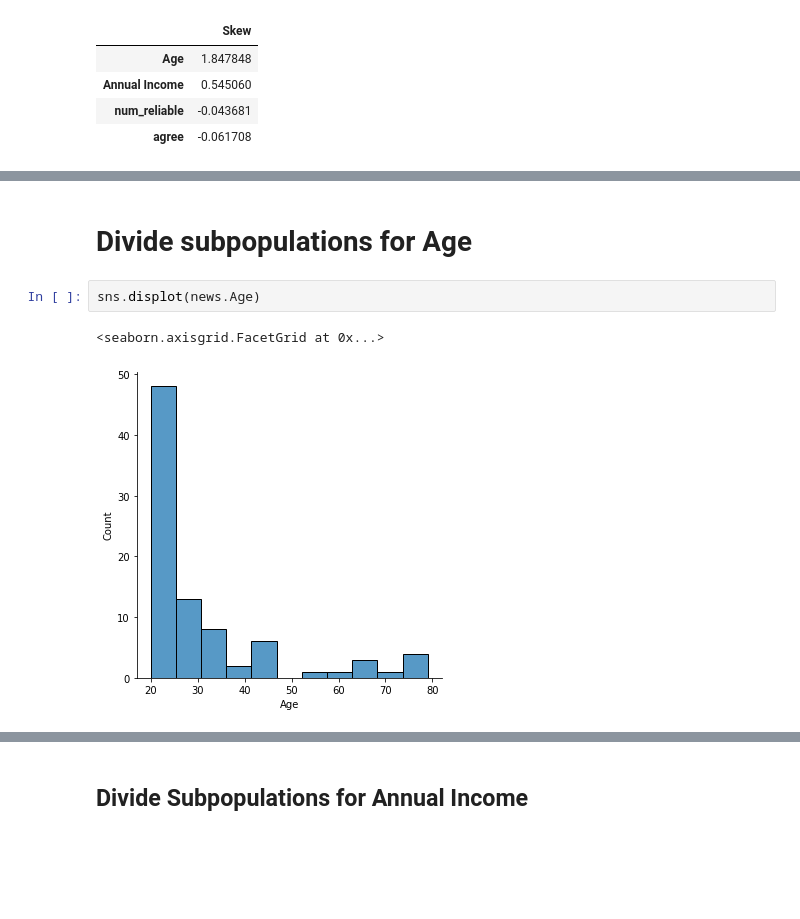
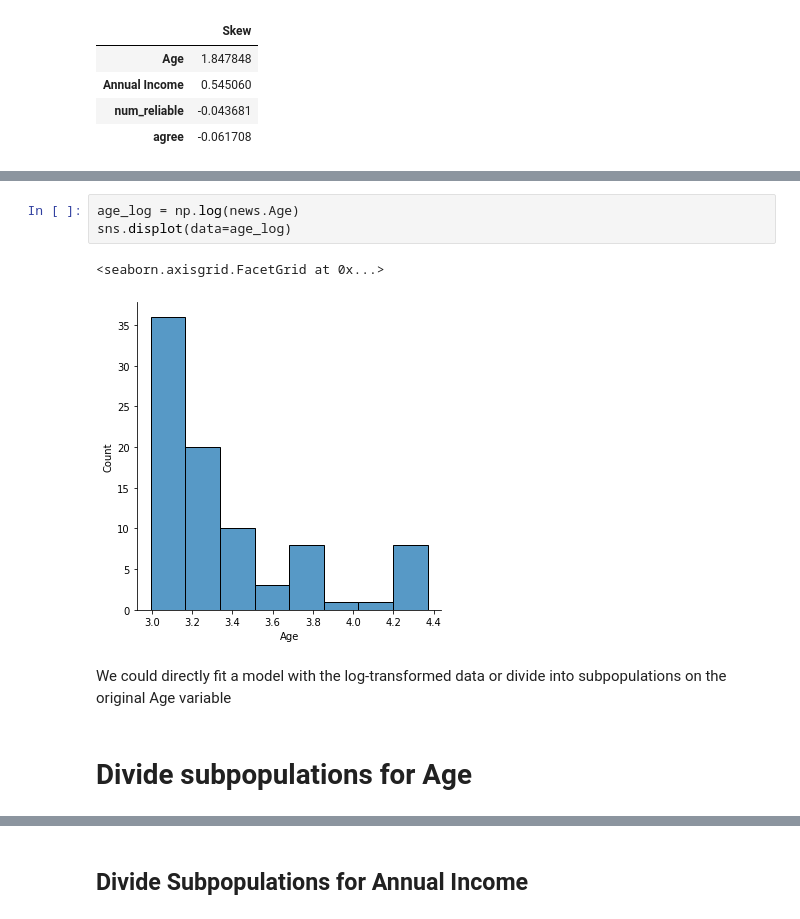
Before and after one commit to emilienaples/people_news_trust, a Jupyter notebook: people_news.ipynb, the cells around one changed output, grey strips where cells are left out. Cells and saved outputs as stored; diff of their text form; blank space fills up the shorter version.

```diff
--- a/people_news.ipynb
+++ b/people_news.ipynb
@@ -179,7 +170,10 @@ skewness
+# %%
+age_log = np.log(news.Age)
+sns.displot(data=age_log)
+# %% [output]
+<seaborn.axisgrid.FacetGrid at 0x...>
+[figure, added]
+# %% [markdown]
+We could directly fit a model with the log-transformed data or divide into subpopulations on the original Age variable
 # %% [markdown]
 # Divide subpopulations for Age
-# %%
-sns.displot(news.Age)
-# %% [output]
-<seaborn.axisgrid.FacetGrid at 0x...>
-[figure, removed]
```
Also changed, not shown: parts of 91 cells of this notebook.
